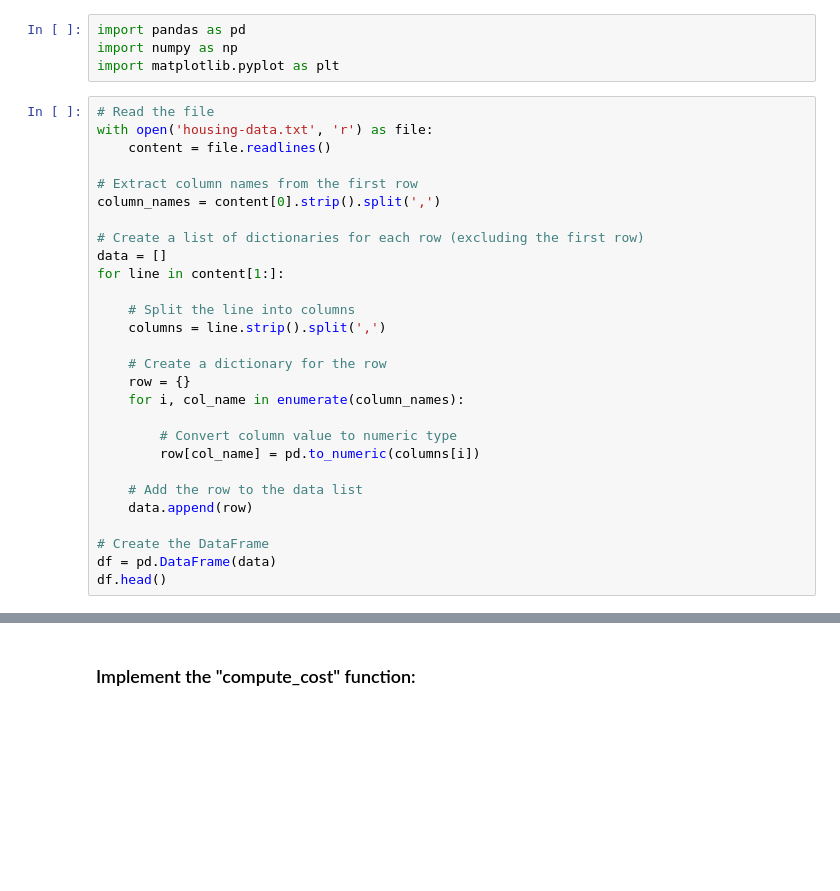
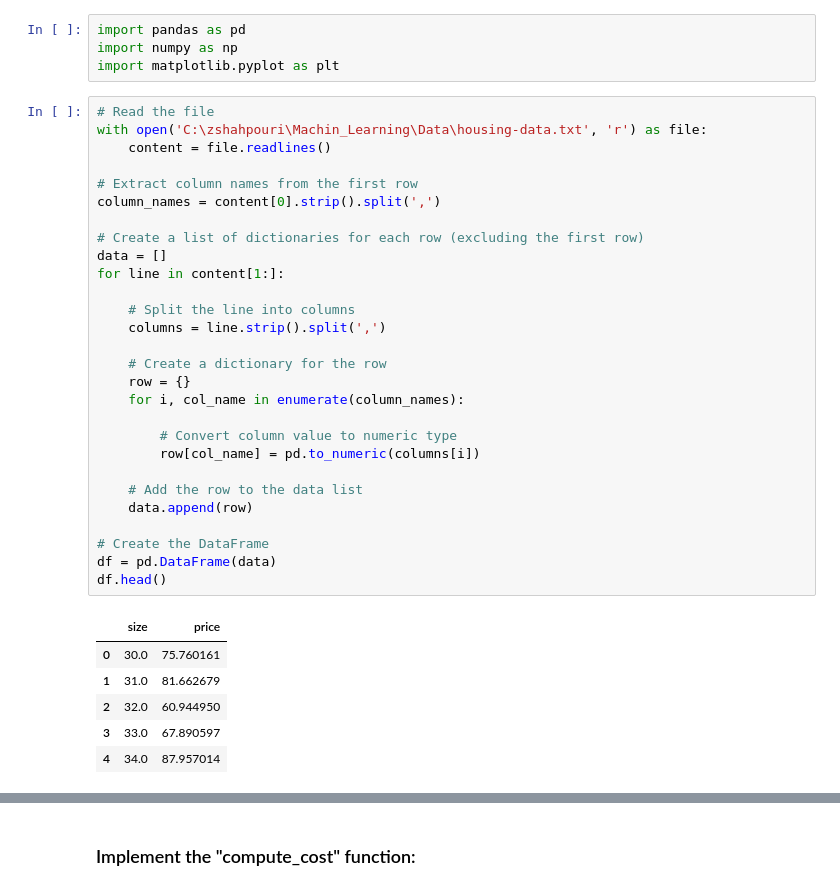
Before and after one commit to s-shahpouri/Machin_Learning, a Jupyter notebook: Assessment/gradient_descent_week_04.ipynb, the cells around one changed output, grey strips where cells are left out. Cells and saved outputs as stored; diff of their text form; blank space fills up the shorter version.

```diff
--- a/Assessment/gradient_descent_week_04.ipynb
+++ b/Assessment/gradient_descent_week_04.ipynb
@@ -28,31 +28,38 @@ import numpy as np
 import matplotlib.pyplot as plt
 # %%
 # Read the file
-with open('housing-data.txt', 'r') as file:
+with open('C:\zshahpouri\Machin_Learning\Data\housing-data.txt', 'r') as file:
     content = file.readlines()
 
 # Extract column names from the first row
 column_names = content[0].strip().split(',')
 
 # Create a list of dictionaries for each row (excluding the first row)
 data = []
 for line in content[1:]:
 
     # Split the line into columns
     columns = line.strip().split(',')
 
     # Create a dictionary for the row
     row = {}
     for i, col_name in enumerate(column_names):
 
         # Convert column value to numeric type
         row[col_name] = pd.to_numeric(columns[i])
 
     # Add the row to the data list
     data.append(row)
 
 # Create the DataFrame
 df = pd.DataFrame(data)
 df.head()
+# %% [output]
+|  | size | price |
+| 0 | 30.0 | 75.760161 |
+| 1 | 31.0 | 81.662679 |
+| 2 | 32.0 | 60.944950 |
+| 3 | 33.0 | 67.890597 |
+| 4 | 34.0 | 87.957014 |
 # %%
 df.info()
```
Also changed, not shown: parts of 7 cells of this notebook.
